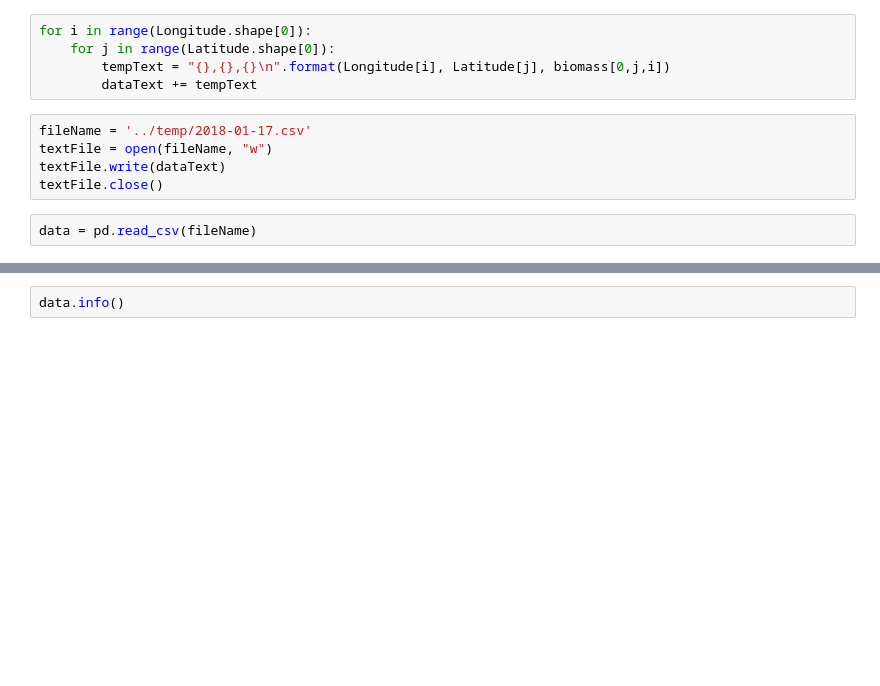
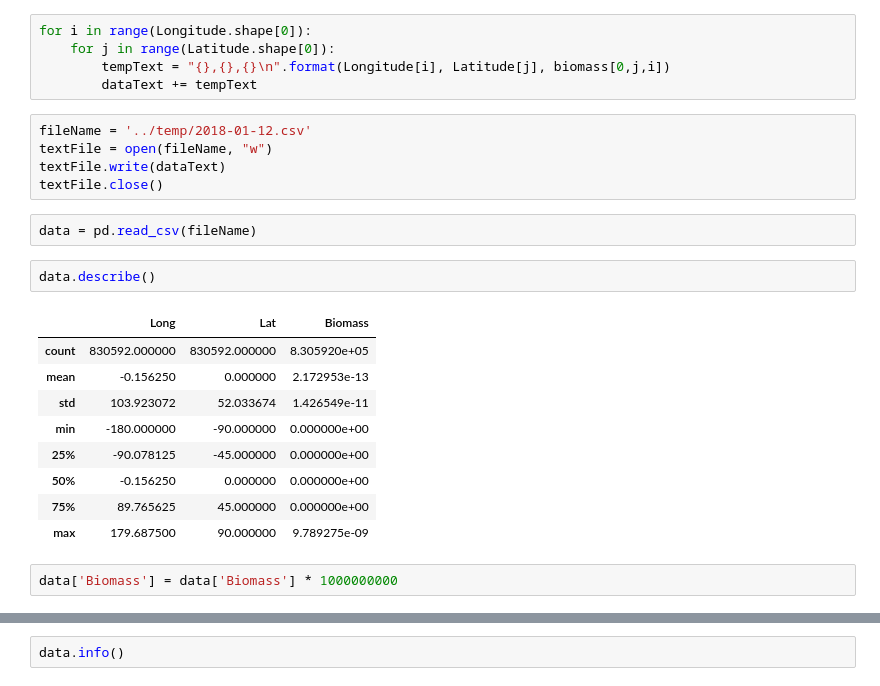
Before and after one commit to jorgemauricio/proyectoCaborca, a Jupyter notebook: algoritmos/procesamiento.ipynb, the cells around one changed output, grey strips where cells are left out. Saved outputs shown, nothing was run; the diff lists cells and outputs as text; blank space fills up the shorter version.

```diff
--- a/algoritmos/procesamiento.ipynb
+++ b/algoritmos/procesamiento.ipynb
@@ -110,12 +110,26 @@ for i in range(Longitude.shape[0]):
         tempText = "{},{},{}\n".format(Longitude[i], Latitude[j], biomass[0,j,i])
         dataText += tempText
 # %%
-fileName = '../temp/2018-01-17.csv'
+fileName = '../temp/2018-01-12.csv'
 textFile = open(fileName, "w")
 textFile.write(dataText)
 textFile.close()
 # %%
 data = pd.read_csv(fileName)
+# %%
+data.describe()
+# %% [output]
+|  | Long | Lat | Biomass |
+| count | 830592.000000 | 830592.000000 | 8.305920e+05 |
+| mean | -0.156250 | 0.000000 | 2.172953e-13 |
+| std | 103.923072 | 52.033674 | 1.426549e-11 |
+| min | -180.000000 | -90.000000 | 0.000000e+00 |
+| 25% | -90.078125 | -45.000000 | 0.000000e+00 |
+| 50% | -0.156250 | 0.000000 | 0.000000e+00 |
+| 75% | 89.765625 | 45.000000 | 0.000000e+00 |
+| max | 179.687500 | 90.000000 | 9.789275e-09 |
+# %%
+data['Biomass'] = data['Biomass'] * 1000000000
 # %%
 data.describe()
 # %% [output]
```
Also changed, not shown: parts of 7 cells of this notebook, 2 other files.
